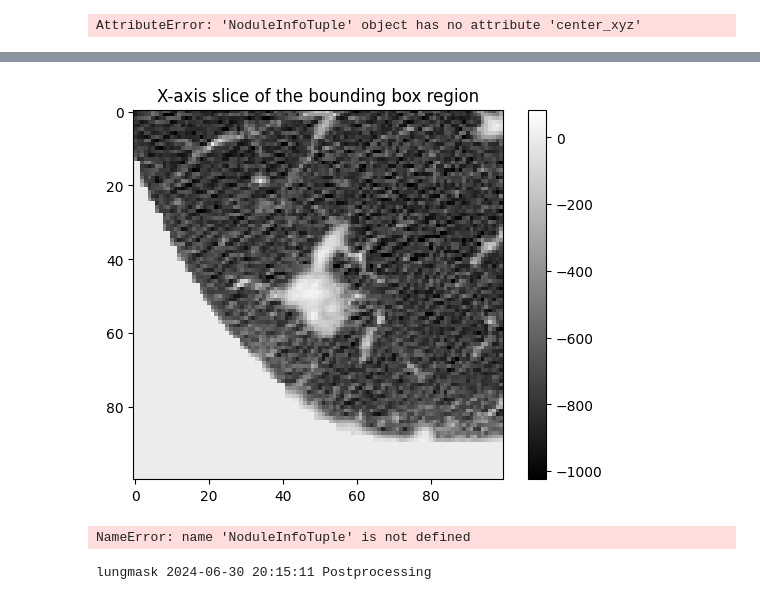
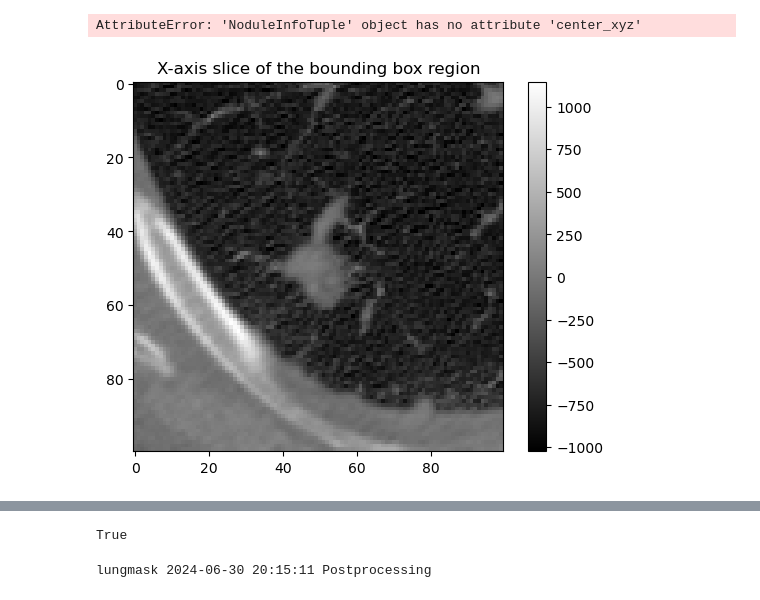
Before and after one commit to Pkaps25/nsclcrecurrence, a Jupyter notebook: ct_lung_class/scratch.ipynb, the cells around one changed output, grey strips where cells are left out. Drawn from its saved outputs; the diff is of its cells as text; code cells hidden in the pictures.

Commit message:
move lung mask to second channel

```diff
--- a/ct_lung_class/scratch.ipynb
+++ b/ct_lung_class/scratch.ipynb
@@ -252,46 +252,46 @@ class DICOMNodule(NoduleImage):
 
 
 def ras_to_lps(tup):
     tup[0] *= -1
     tup[1] *= -1
     return tup
 
-def test_dicom_nodule():
-    nodule = DICOMNodule(nod_id="RIA_17-353D_Prasad_000_35",
-                         image_file_path="/home/kaplinsp/ct_lung_class/581691/scans/4-1_25/resources/DICOM/files",
-                         center_lps=ras_to_lps([51.4106, -46.4581, -142.25])
-    )
-    # nodule = NRRDNodule(
-    #     nod_id="3",
-    #     image_file_path = f"/data/etay/lung_hist_dat/original_dat_nrrds/nod3.nrrd",
-    #     center_lps = get_coord_csv("R74","P80","I172")
-    # )
 
-    slice = nodule.nodule_slice(box_dim=(100,100,30), segmented=True)
-    plt.imshow(slice[16, :, :], cmap="gray")
-    plt.title('X-axis slice of the bounding box region')
-    plt.colorbar()
-    plt.show()
-test_dicom_nodule()
+nodule = DICOMNodule(nod_id="RIA_17-353D_Prasad_000_35",
+                        image_file_path="/home/kaplinsp/ct_lung_class/581691/scans/4-1_25/resources/DICOM/files",
+                        center_lps=ras_to_lps([51.4106, -46.4581, -142.25])
+)
+# nodule = NRRDNodule(
+#     nod_id="3",
+#     image_file_path = f"/data/etay/lung_hist_dat/original_dat_nrrds/nod3.nrrd",
+#     center_lps = get_coord_csv("R74","P80","I172")
+# )
+
+slice = nodule.nodule_slice(box_dim=(100,100,30), segmented=False)
+plt.imshow(slice[16, :, :], cmap="gray")
+plt.title('X-axis slice of the bounding box region')
+plt.colorbar()
+plt.show()
 
 
 def load_annotation_michelle() -> List[NoduleInfoTuple]:
     coord_file = "/home/kaplinsp/ct_lung_class/ct_lung_class/annots_michelle.csv"
     nodule_infos = []
 
     with open(coord_file) as f:
         reader = csv.reader(f, delimiter=",", quoting=csv.QUOTE_MINIMAL)
         next(reader)
         for row in reader:
 
             subject_id = row[2]
             try:
                 coords = literal_eval(row[7])
                 coords = ras_to_lps(coords)
             except SyntaxError:
                 log.warning(f"No coordinates for {subject_id}")
                 continue
             nodule_infos.append(NoduleInfoTuple(1, subject_id, coords, "file_path"))
 
     return nodule_infos
 # %% [output]
+[figure, new version]
@@ -299,5 +299,10 @@ lungmask 2024-07-01 00:05:05 Postprocessing
-[figure, old version]
-NameError: name 'NoduleInfoTuple' is not defined
+# %%
+coord = 100,100,30
+pad_width = [(0, max(0, coord[2-i] - slice.shape[i])) for i in range(3)]
+p = np.pad(slice, pad_width=pad_width, mode='constant', constant_values=0)
+np.all(p == slice)
+# %% [output]
+True
 # %%
 from lungmask import LMInferer
 
```
Also changed, not shown: parts of 8 cells of this notebook, 6 other files.
